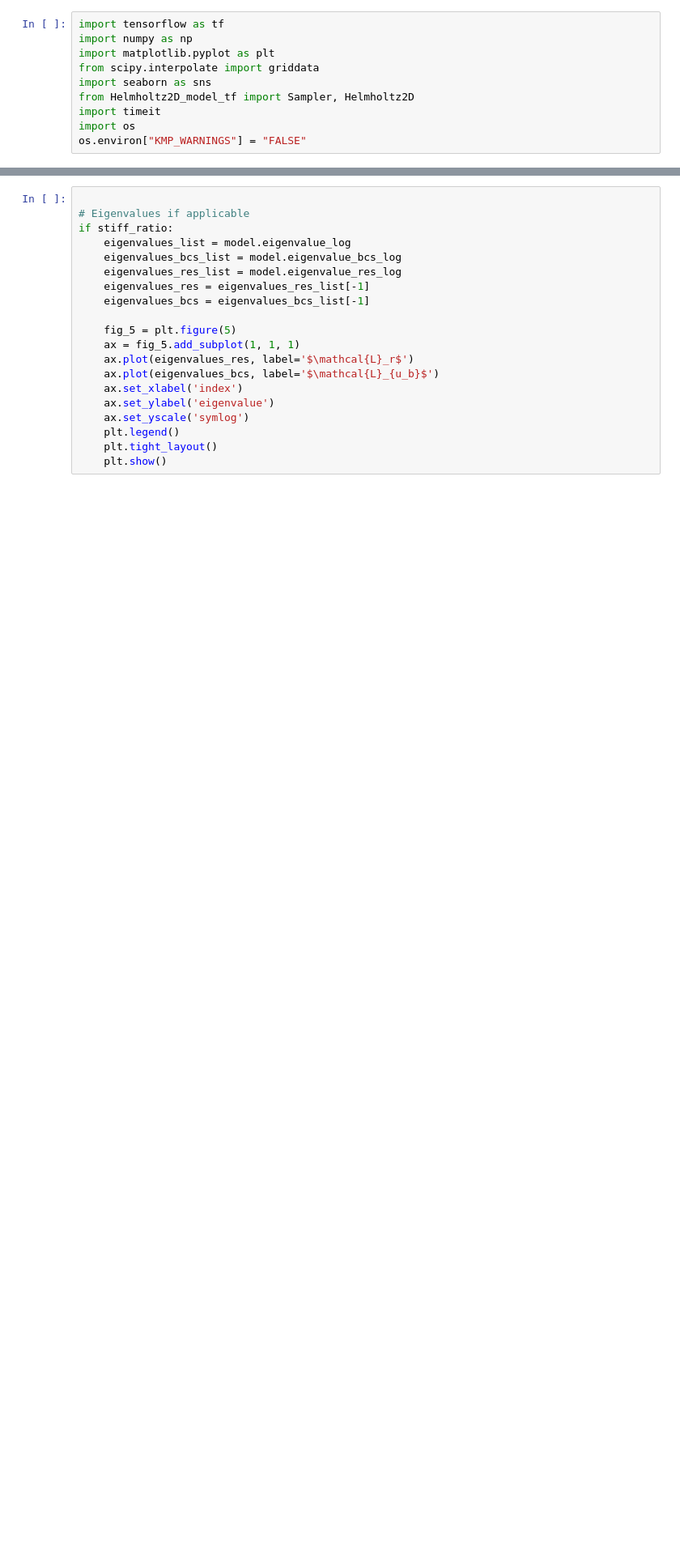
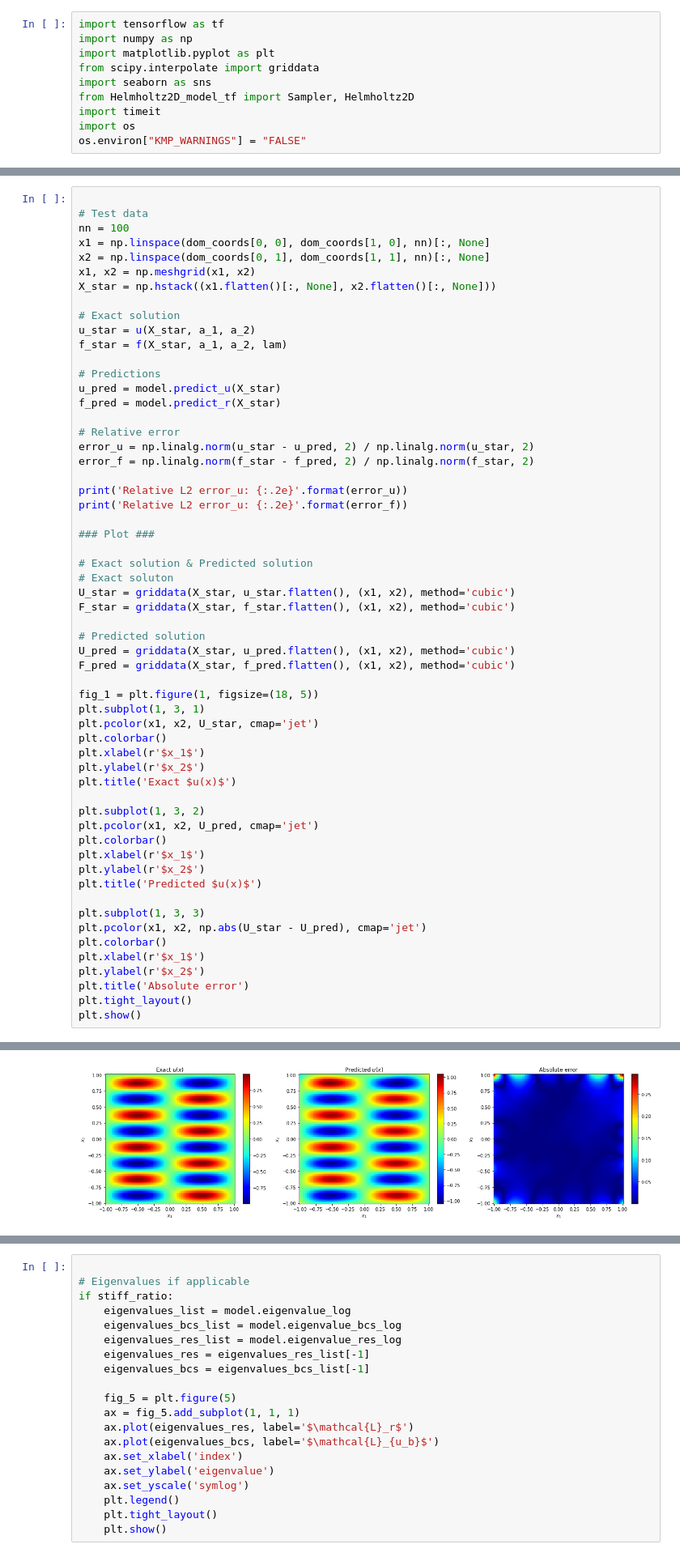
Before and after one commit to afrah/GradientPathologiesPINNs, a Jupyter notebook: Helmholtz/Helmholtz2D_model_tf_M1_original copy.ipynb, the cells around one changed output, grey strips where cells are left out. Shown at 81% size. Drawn from its saved outputs; the diff is of its cells as text; blank space fills up the shorter version.

```diff
--- a/Helmholtz/Helmholtz2D_model_tf_M1_original copy.ipynb
+++ b/Helmholtz/Helmholtz2D_model_tf_M1_original copy.ipynb
@@ -597,0 +613,59 @@ Relative L2 error_u: 9.96e-03
+# %%
+
+# Test data
+nn = 100
+x1 = np.linspace(dom_coords[0, 0], dom_coords[1, 0], nn)[:, None]
+x2 = np.linspace(dom_coords[0, 1], dom_coords[1, 1], nn)[:, None]
+x1, x2 = np.meshgrid(x1, x2)
+X_star = np.hstack((x1.flatten()[:, None], x2.flatten()[:, None]))
+
+# Exact solution
+u_star = u(X_star, a_1, a_2)
+f_star = f(X_star, a_1, a_2, lam)
+
+# Predictions
+u_pred = model.predict_u(X_star)
+f_pred = model.predict_r(X_star)
+
+# Relative error
+error_u = np.linalg.norm(u_star - u_pred, 2) / np.linalg.norm(u_star, 2)
+error_f = np.linalg.norm(f_star - f_pred, 2) / np.linalg.norm(f_star, 2)
+
+print('Relative L2 error_u: {:.2e}'.format(error_u))
+print('Relative L2 error_u: {:.2e}'.format(error_f))
+
+### Plot ###
+
+# Exact solution & Predicted solution
+# Exact soluton
+U_star = griddata(X_star, u_star.flatten(), (x1, x2), method='cubic')
+F_star = griddata(X_star, f_star.flatten(), (x1, x2), method='cubic')
+
+# Predicted solution
+U_pred = griddata(X_star, u_pred.flatten(), (x1, x2), method='cubic')
+F_pred = griddata(X_star, f_pred.flatten(), (x1, x2), method='cubic')
+
+fig_1 = plt.figure(1, figsize=(18, 5))
+plt.subplot(1, 3, 1)
+plt.pcolor(x1, x2, U_star, cmap='jet')
+plt.colorbar()
+plt.xlabel(r'$x_1$')
+plt.ylabel(r'$x_2$')
+plt.title('Exact $u(x)$')
+
+plt.subplot(1, 3, 2)
+plt.pcolor(x1, x2, U_pred, cmap='jet')
+plt.colorbar()
+plt.xlabel(r'$x_1$')
+plt.ylabel(r'$x_2$')
+plt.title('Predicted $u(x)$')
+
+plt.subplot(1, 3, 3)
+plt.pcolor(x1, x2, np.abs(U_star - U_pred), cmap='jet')
+plt.colorbar()
+plt.xlabel(r'$x_1$')
+plt.ylabel(r'$x_2$')
+plt.title('Absolute error')
+plt.tight_layout()
+plt.show()
+# %% [output]
@@ -597,0 +674 @@ Relative L2 error_u: 9.96e-03
+[figure, added]
```
Also changed, not shown: parts of 11 cells of this notebook, 4 other files.
